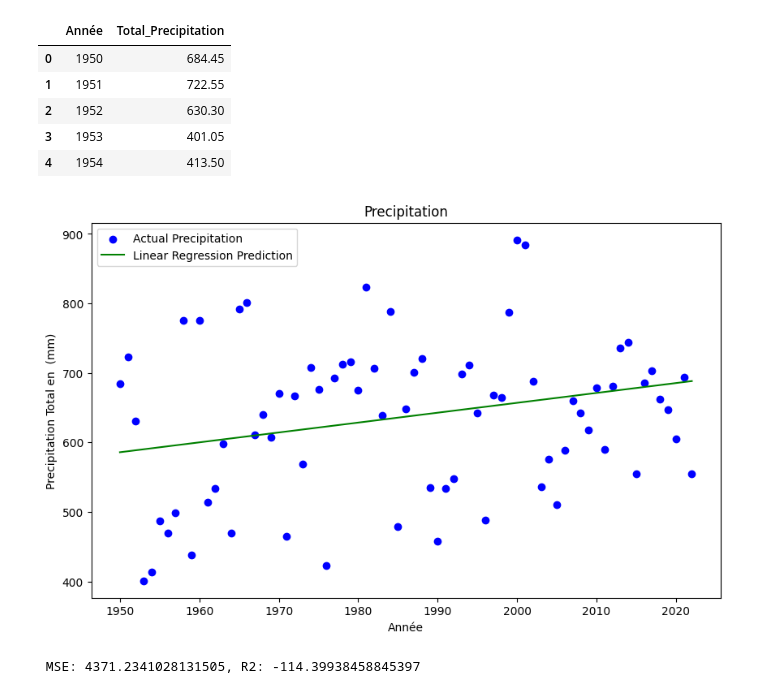
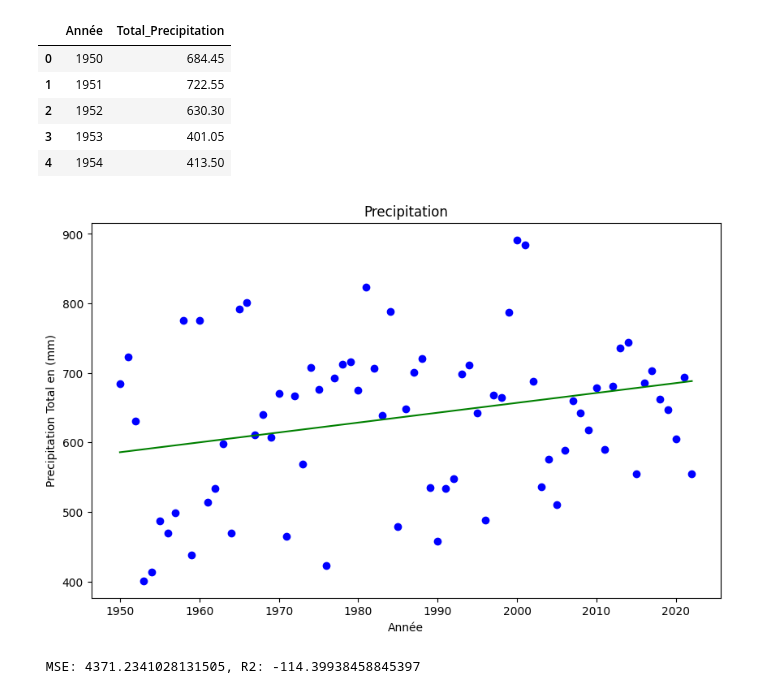
Before and after one commit to rbenna1/Predection-meteo-essonne, a Jupyter notebook: Meteo_Essonne.ipynb, the cells around one changed output. Cells and saved outputs as stored; diff of their text form; code cells hidden in the pictures.

```diff
--- a/Meteo_Essonne.ipynb
+++ b/Meteo_Essonne.ipynb
@@ -390,15 +389,14 @@ model_precip.fit(X_train_precip, y_train_precip)
 predictions_precip = model_precip.predict(X_test_precip)
 # %%
 plt.figure(figsize=(10, 6))
-plt.scatter(precip_annuelle['Année'], precip_annuelle['Total_Precipitation'], color='blue', label='Actual Precipitation')
-plt.plot(precip_annuelle['Année'], model_precip.predict(precip_annuelle[['Année']]), color='green', label='Linear Regression Prediction')
+plt.scatter(precip_annuelle['Année'], precip_annuelle['Total_Precipitation'], color='blue')
+plt.plot(precip_annuelle['Année'], model_precip.predict(precip_annuelle[['Année']]), color='green')
 plt.xlabel('Année')
-plt.ylabel('Precipitation Total en  (mm)')
+plt.ylabel('Precipitation Total en (mm)')
 plt.title('Precipitation')
-plt.legend()
 plt.show()
 # %% [output]
-[figure, old version]
+[figure, new version]
 # %%
 from sklearn.metrics import mean_squared_error, mean_absolute_error
 from sklearn.metrics import mean_squared_error, r2_score
```
Also changed, not shown: parts of 1 cell of this notebook.
